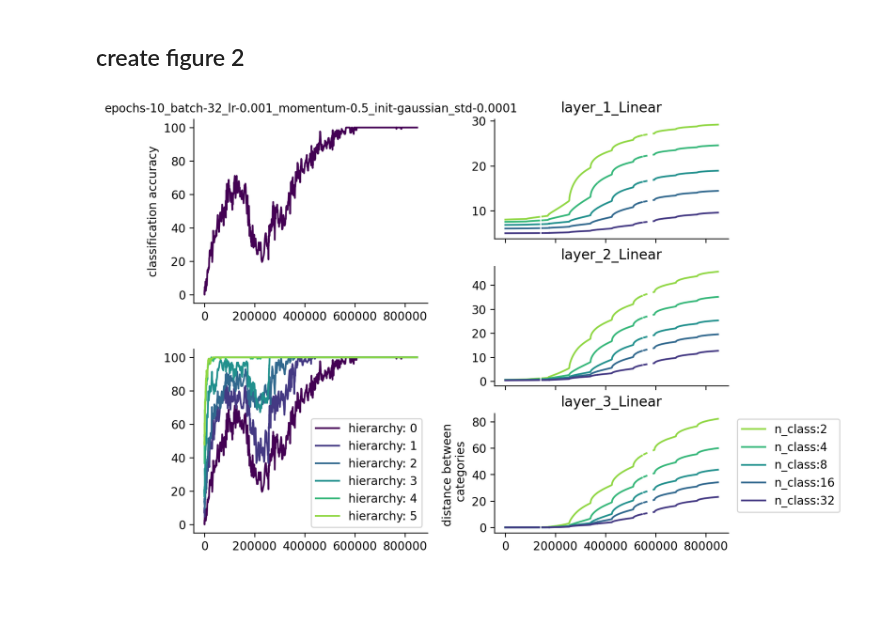
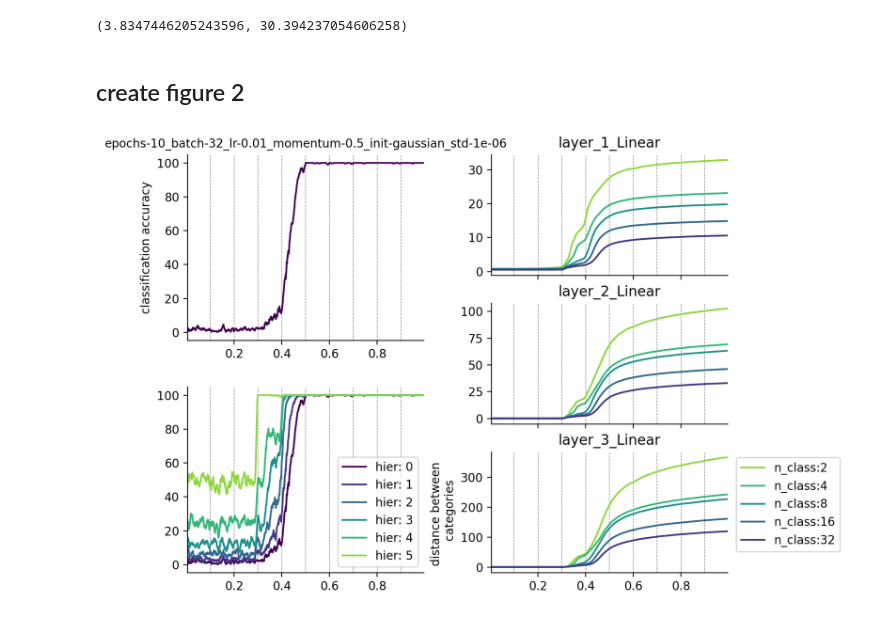
Before and after one commit to eghbalhosseini/neural_manifolds, a Jupyter notebook: create_figure_2_ICML.ipynb, the cells around one changed output. Drawn from its saved outputs; the diff is of its cells as text; code cells hidden in the pictures; blank space fills up the shorter version.

```diff
--- a/create_figure_2_ICML.ipynb
+++ b/create_figure_2_ICML.ipynb
@@ -18,9 +18,10 @@ from tqdm import tqdm
 from utils import save_dir, analyze_dir, result_dir
 def moving_average(x, w):
     return np.convolve(x, np.ones(w), 'valid') / w
+av_window=10
 # %%
 model_identifier = 'NN-tree_nclass=64_nobj=64000_nhier=6_beta=0.000161_sigma=5.0_nfeat=936-train_test-fixed'
-train_identifier = 'epochs-10_batch-32_lr-0.001_momentum-0.5_init-gaussian_std-0.0001'
+train_identifier = 'epochs-10_batch-32_lr-0.01_momentum-0.5_init-gaussian_std-1e-06'
 #epochs-10_batch-32_lr-0.001_momentum-0.5_init-gaussian_std-0.0001
 #                           epochs-10_batch-32_lr-0.002_momentum-0.6_init-gaussian_std-1e-05 \
 #                           epochs-10_batch-32_lr-0.01_momentum-0.5_init-gaussian_std-1e-06
@@ -77,3 +78,7 @@ epoch_factor=1e3*np.ceil(np.max(batches)/1e3)
 epoch_batch=epoch_factor*epochs+batches
 dist_epoch_batch=epoch_factor*np.array(dist_epochs)+np.array(dist_batch)
 array_correspondance=[np.argwhere(x==epoch_batch) for x in dist_epoch_batch]
+# %%
+x_bar= np.arange(len(corrected_data))/len(corrected_data)
+epoch_bar=np.argwhere(np.diff(dist_epochs))/(len(corrected_data))
+epoch_bar
@@ -80,24 +95,35 @@ array_correspondance=[np.argwhere(x==epoch_batch) for x in dist_epoch_batch]
+# %%
+ax3.get_ylim()
+# %% [output]
+(3.8347446205243596, 30.394237054606258)
 # %% [markdown]
 ## create figure 2
 # %%
 num_colors=accuracies.shape[1]+1
 h0=cm.get_cmap('viridis_r',num_colors)
 line_cols=np.flipud(h0(np.arange(num_colors)/num_colors))
-av_window=4
+
 
 fig=plt.figure(1,figsize=(8,11),dpi=200,frameon=False)
 ax1=plt.axes((.05,.7,.35,.2))
-ax1.plot(moving_average(np.cumsum(batches),av_window),moving_average(accuracies[:,0],av_window),label='entities',color=line_cols[0,:])
+ax1.plot(moving_average(x_bar,av_window),moving_average(accuracies[:,0],av_window),label='entities',color=line_cols[0,:])
 ax1.spines['right'].set_visible(False)
 ax1.spines['top'].set_visible(False)
 ax1.set_ylabel('classification accuracy')
 ax1.set_title(train_identifier,fontsize=10)
+ax1.vlines(epoch_bar,ax1.get_ylim()[0],ax1.get_ylim()[1],color=(.5,.5,.5),linestyle='dashed',linewidth=.5)
+ax1.autoscale(enable=True, axis='x', tight=True)
+ax1.autoscale(enable=True, axis='y', tight=True)
+
 ax2=plt.axes((.05,.45,.35,.2))
 for h in range(accuracies.shape[1]):
-        ax2.plot(moving_average(np.cumsum(batches),av_window),moving_average(accuracies[:,h],av_window),label=f'hierarchy: {h}',color=line_cols[h,:])
+        ax2.plot(moving_average(x_bar,av_window),moving_average(accuracies[:,h],av_window),label=f'hier: {h}',color=line_cols[h,:])
 ax2.spines['right'].set_visible(False)
 ax2.spines['top'].set_visible(False)
 ax2.legend()
+ax2.vlines(epoch_bar,ax2.get_ylim()[0],ax2.get_ylim()[1],color=(.5,.5,.5),linestyle='dashed',linewidth=.5)
+ax2.autoscale(enable=True, axis='x', tight=True)
+ax2.autoscale(enable=True, axis='y', tight=True)
 
 # layer 1.
 
@@ -112,12 +138,15 @@ for h, hier_data in enumerate(layer_data):
         corrected_data[int(x)]=distance_data[idx]
 
     #ax3.plot(corrected_data,label=f"n_class:{hier_data['data'].shape[1]}",color=line_cols[len(layer_data)-h,:])
-    ax3.plot(moving_average(np.cumsum(batches),av_window),moving_average(corrected_data,av_window),label=f"n_class:{hier_data['data'].shape[1]}",color=line_cols[len(layer_data)-h,:])
+    ax3.plot(moving_average(x_bar,av_window),moving_average(corrected_data,av_window),label=f"n_class:{hier_data['data'].shape[1]}",color=line_cols[len(layer_data)-h,:])
 ax3.set_title(f"{list(data_['distance_results'].keys())[k]}")
 
 ax3.spines['right'].set_visible(False)
 ax3.spines['top'].set_visible(False)
 ax3.axes.xaxis.set_ticklabels([])
+ax3.vlines(epoch_bar,ax3.get_ylim()[0],ax3.get_ylim()[1],color=(.5,.5,.5),linestyle='dashed',linewidth=.5)
+ax3.autoscale(enable=True, axis='x', tight=True)
+ax3.autoscale(enable=True, axis='y', tight=True)
 
 # layer 2.
 ax4=plt.axes((.5,.61,.35,.13))
@@ -127,34 +156,39 @@ for h, hier_data in enumerate(layer_data):
     distance_data=hier_data['data'].mean(axis=1)
     corrected_data=list(np.empty(epoch_batch.shape)*np.NaN)
     for idx, x in enumerate(array_correspondance):
         corrected_data[int(x)]=distance_data[idx]
 
     #ax4.plot(hier_data['data'].mean(axis=1),label=f"n_class:{hier_data['data'].shape[1]}",color=line_cols[len(layer_data)-h,:])
-    ax4.plot(moving_average(np.cumsum(batches),av_window),moving_average(corrected_data,av_window),label=f"n_class:{hier_data['data'].shape[1]}",color=line_cols[len(layer_data)-h,:])
+    ax4.plot(moving_average(x_bar,av_window),moving_average(corrected_data,av_window),label=f"n_class:{hier_data['data'].shape[1]}",color=line_cols[len(layer_data)-h,:])
 ax4.set_title(f"{list(data_['distance_results'].keys())[k]}")
 ax4.spines['right'].set_visible(False)
 ax4.spines['top'].set_visible(False)
 ax4.axes.xaxis.set_ticklabels([])
-
+ax4.vlines(epoch_bar,ax4.get_ylim()[0],ax4.get_ylim()[1],color=(.5,.5,.5),linestyle='dashed',linewidth=.5)
+ax4.autoscale(enable=True, axis='x', tight=True)
+ax4.autoscale(enable=True, axis='y', tight=True)
 # layer 3.
 ax5=plt.axes((.5,.45,.35,.13))
 ax5.spines['right'].set_visible(False)
 ax5.spines['top'].set_visible(False)
 
 k=3
 layer_data=layer_dist_over_time[k]
 for h, hier_data in enumerate(layer_data):
     distance_data=hier_data['data'].mean(axis=1)
     corrected_data=list(np.empty(epoch_batch.shape)*np.NaN)
     for idx, x in enumerate(array_correspondance):
         corrected_data[int(x)]=distance_data[idx]
 
     #ax5.plot(hier_data['data'].mean(axis=1),label=f"n_class:{hier_data['data'].shape[1]}",color=line_cols[len(layer_data)-h,:])
-    ax5.plot(moving_average(np.cumsum(batches),av_window),moving_average(corrected_data,av_window),label=f"n_class:{hier_data['data'].shape[1]}",color=line_cols[len(layer_data)-h,:])
+    ax5.plot(moving_average(x_bar,av_window),moving_average(corrected_data,av_window),label=f"n_class:{hier_data['data'].shape[1]}",color=line_cols[len(layer_data)-h,:])
 ax5.set_title(f"{list(data_['distance_results'].keys())[k]}")
 ax5.legend(bbox_to_anchor=(1, .5, 0.5, 0.5))
 ax5.set_ylabel('distance between \n categories')
+ax5.vlines(epoch_bar,ax5.get_ylim()[0],ax5.get_ylim()[1],color=(.5,.5,.5),linestyle='dashed',linewidth=.5)
+ax5.autoscale(enable=True, axis='x', tight=True)
+ax5.autoscale(enable=True, axis='y', tight=True)
 plt.tight_layout()
 plt.show()
 # %% [output]
-[figure, old version]
+[figure, new version]
```
Also changed, not shown: parts of 1 cell of this notebook, 1 other file.
